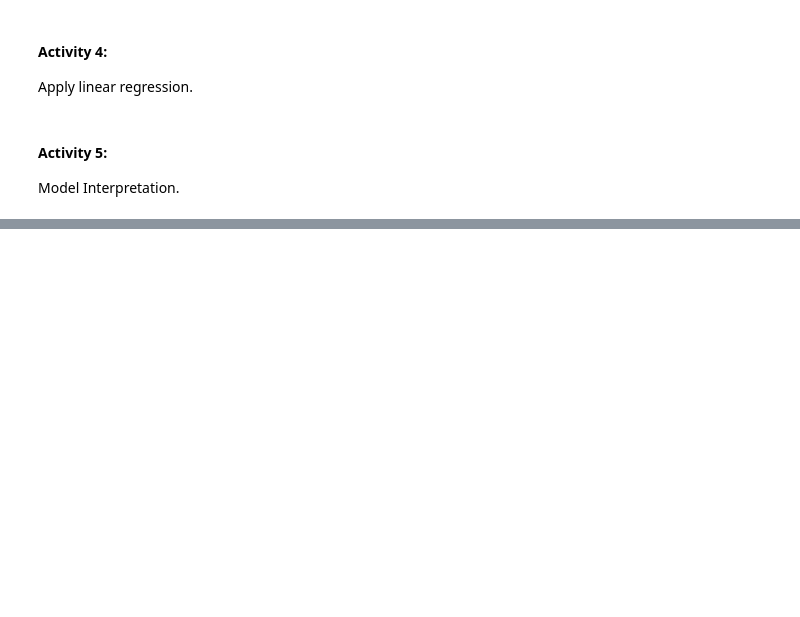
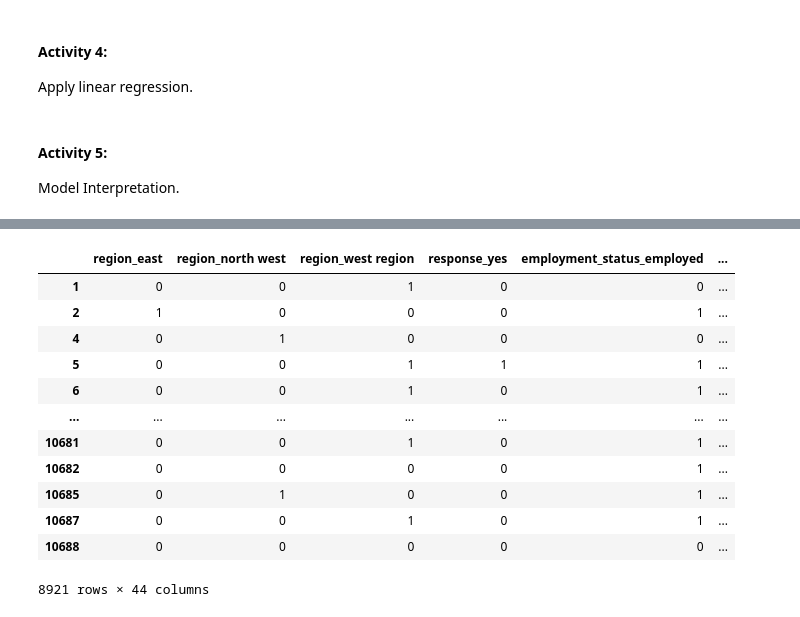
Before and after one commit to ericanna/Customer_Analysis_Case_Study, a Jupyter notebook: Lab_Linear_Regression.ipynb, the cells around one changed output, grey strips where cells are left out. Cells and saved outputs as stored; diff of their text form; code cells hidden in the pictures; blank space fills up the shorter version.

```diff
--- a/Lab_Linear_Regression.ipynb
+++ b/Lab_Linear_Regression.ipynb
@@ -88,0 +310,20 @@ Notes:
+# %%
+# concatenating both categorical dataframes and the numerical one without outliers, reincluding the "number of open complaints" column.
+
+df2 = pd.concat([nominal_df, ordinal_df, numerical_df2, numerical_df["number_of_open_complaints"], numerical_df["total_claim_amount"]], axis = 1)
+df2 = df2.dropna()
+df2
+# %% [output]
+|  | region_east | region_north west | region_west region | response_yes | employment_status_employed | ... |
+| 1 | 0 | 0 | 1 | 0 | 0 | ... |
+| 2 | 1 | 0 | 0 | 0 | 1 | ... |
+| 4 | 0 | 1 | 0 | 0 | 0 | ... |
+| 5 | 0 | 0 | 1 | 1 | 1 | ... |
+| 6 | 0 | 0 | 1 | 0 | 1 | ... |
+| ... | ... | ... | ... | ... | ... | ... |
+| 10681 | 0 | 0 | 1 | 0 | 1 | ... |
+| 10682 | 0 | 0 | 0 | 0 | 1 | ... |
+| 10685 | 0 | 1 | 0 | 0 | 1 | ... |
+| 10687 | 0 | 0 | 1 | 0 | 1 | ... |
+| 10688 | 0 | 0 | 0 | 0 | 0 | ... |
+8921 rows × 44 columns
```
Also changed, not shown: parts of 27 cells of this notebook.
